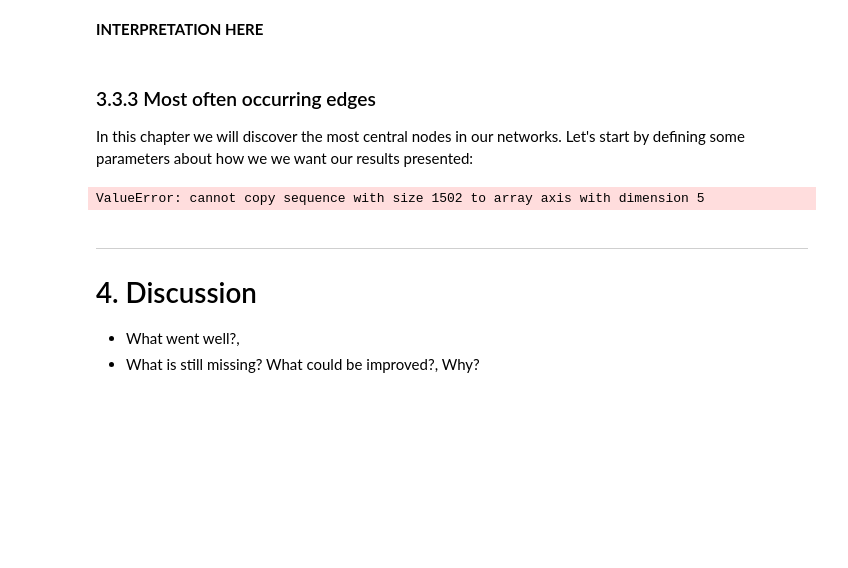
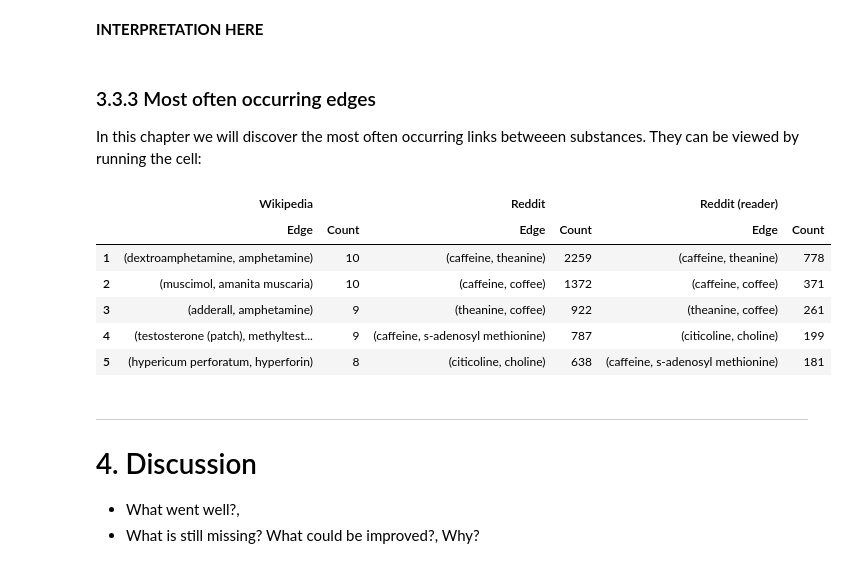
Before and after one commit to wojciechdk/Social_Graphs_and_Interactions_Final_Project, a Jupyter notebook: explainer_notebook/explainer_notebook_wojciech.ipynb, the cells around one changed output. Saved outputs shown, nothing was run; the diff lists cells and outputs as text; code cells hidden in the pictures; blank space fills up the shorter version.

```diff
--- a/explainer_notebook/explainer_notebook_wojciech.ipynb
+++ b/explainer_notebook/explainer_notebook_wojciech.ipynb
@@ -422,14 +438,18 @@ The most central nodes in the **Reddit (reader)** network:
 # %% [markdown]
 ### 3.3.3 Most often occurring edges
 
-In this chapter we will discover the most central nodes in our networks. Let's start by defining some parameters about how we we want our results presented:
+In this chapter we will discover the most often occurring links betweeen substances. They can be viewed by running the  cell:
 # %%
-lf.most_frequent_edges(graphs,
-                       n=5,
-                       as_pandas=True,
-                       printout=True)
+most_common_edges = lf.most_frequent_edges(
+    graphs, n=5, as_pandas=True, printout=True)
 # %% [output]
-ValueError: cannot copy sequence with size 1502 to array axis with dimension 5
+|  | Wikipedia |  | Reddit |  | Reddit (reader) |  |
+|  | Edge | Count | Edge | Count | Edge | Count |
+| 1 | (dextroamphetamine, amphetamine) | 10 | (caffeine, theanine) | 2259 | (caffeine, theanine) | 778 |
+| 2 | (muscimol, amanita muscaria) | 10 | (caffeine, coffee) | 1372 | (caffeine, coffee) | 371 |
+| 3 | (adderall, amphetamine) | 9 | (theanine, coffee) | 922 | (theanine, coffee) | 261 |
+| 4 | (testosterone (patch), methyltest... | 9 | (caffeine, s-adenosyl methionine) | 787 | (citicoline, choline) | 199 |
+| 5 | (hypericum perforatum, hyperforin) | 8 | (citicoline, choline) | 638 | (caffeine, s-adenosyl methionine) | 181 |
 # %% [markdown]
 <hr style="border:2px solid black"> </hr>
 
```
Also changed, not shown: parts of 7 cells of this notebook, 1 other file.
